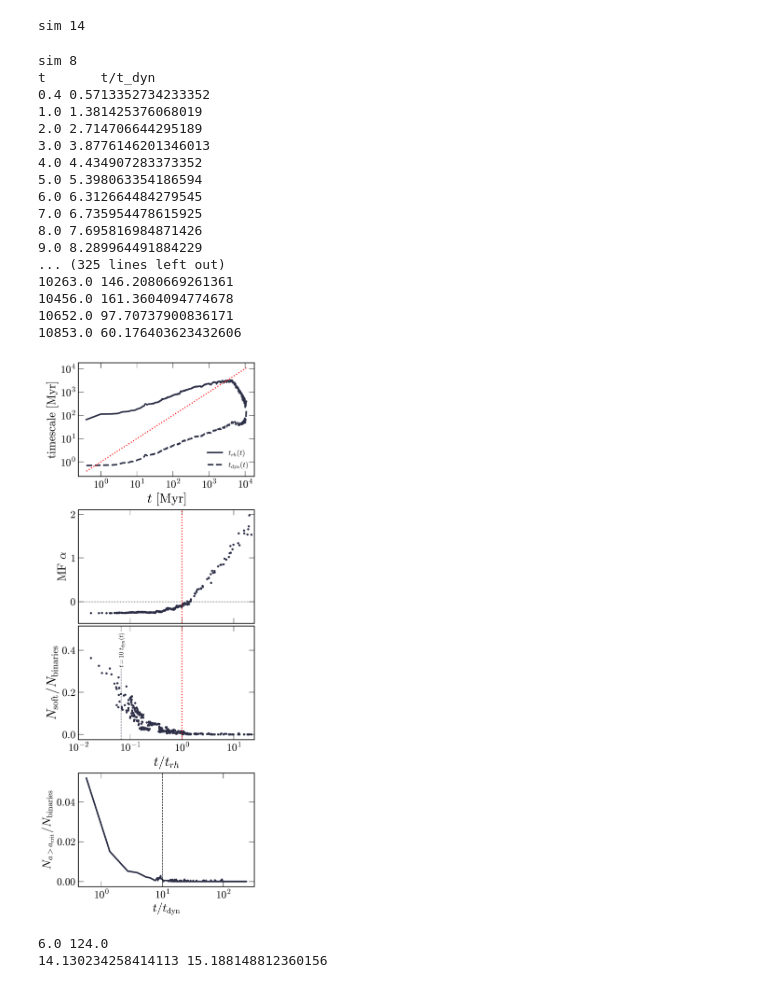
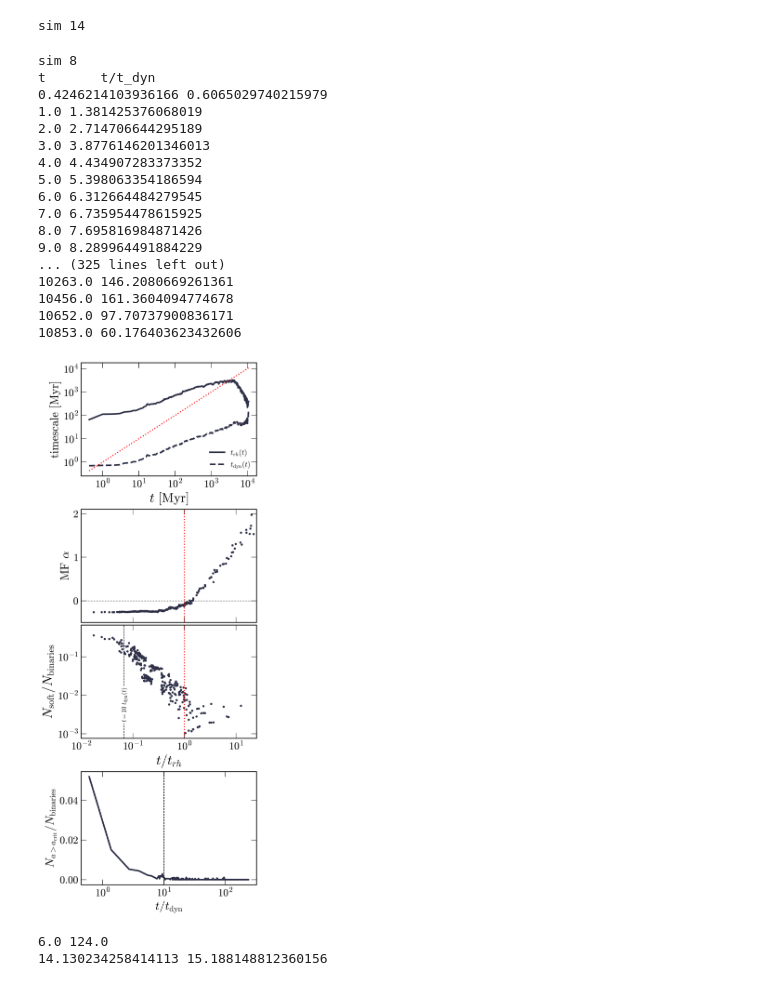
Before and after one commit to anya-m-phillips/p26, a Jupyter notebook: analysis/6_in_cluster_fbins.ipynb, the cells around one changed output. Saved outputs shown, nothing was run; the diff lists cells and outputs as text; code cells hidden in the pictures.

```diff
--- a/analysis/6_in_cluster_fbins.ipynb
+++ b/analysis/6_in_cluster_fbins.ipynb
@@ -2,9 +2,9 @@
 import sys
 
 
-script_path = "/Users/anyaphillips/Desktop/harvard/research/papers/p26/scripts" # my machine
-sys.path.append("/Users/anyaphillips/Downloads/software/petar_install/include") # for my machine
-# script_path = "/n/home02/amphillips/p26/scripts/"
+# script_path = "/Users/anyaphillips/Desktop/harvard/research/papers/p26/scripts" # my machine
+# sys.path.append("/Users/anyaphillips/Downloads/software/petar_install/include") # for my machine
+script_path = "/n/home02/amphillips/p26/scripts/"
 sys.path.append(script_path)
 
 import petar
@@ -118,8 +129,8 @@ soft_fracs_list = []
 
 for n in n_vals:
 
-    # path = paths[n]
-    path = '/Users/anyaphillips/Desktop/harvard/research/data/grid_summary/transfer_dir%i/'%n # for my machine.
+    path = paths[n]
+    # path = '/Users/anyaphillips/Desktop/harvard/research/data/grid_summary/transfer_dir%i/'%n # for my machine.
 
     # get relaxation timescale at 500 Myr:
     i_list_temp = 100*np.ones(1).astype(int)
@@ -400,13 +411,19 @@ for k, n in enumerate(n_vals[:1]):
 
     ax.axvline(1, c='r', linestyle=":", lw=2)
     ax.set_xscale('log')
-    # ax.set_yscale('log')
     ax.set_ylabel(r"$N_{\rm soft}/N_{\rm binaries}$", fontsize=25)
 
     # ax.legend(fontsize=12, loc='upper right')
+
+    ax.set_yscale('log')
     ax.text(7e-2,
-            0.4, #2e-3,
-             r"$t=10~t_{\rm dyn}(t)$", rotation='vertical', ha='center', va='center', fontsize=12,
+            # 0.4,
+              2e-3,
+             r"$t=10~t_{\rm dyn}(t)$", rotation='vertical',
+             ha='center',
+            #  va='center',
+             va='bottom',
+             fontsize=12,
                     bbox=dict(facecolor='white', alpha=1., edgecolor='none', boxstyle='round,pad=0.2'))
 
     #--------------------------------------------#
@@ -424,37 +441,37 @@ for k, n in enumerate(n_vals[:1]):
 
     ax.set_xscale('log')
     ax.set_xlabel(r"$t/t_{\rm dyn}$")
     ax.set_ylabel(r"$N_{a>a_{\rm crit}}/N_{\rm binaries}$")
     # ax.set_yscale('log')
     ax.minorticks_off()
 
 for ax in [axs[2], axs[3]]:
     ax.set_xlim(1e-2, 2.5e1)
     ax.minorticks_off()
 
 axs[0].minorticks_off()
 axs[-1].axvline (10, lw=1, c='k', linestyle='--')
-# plt.savefig("plots/depleting_longperiods_with_mass_seg_LOG.pdf", dpi=300, bbox_inches="tight")
-plt.savefig("plots/depleting_soft_and_tidally_disruptable.pdf", dpi=300, bbox_inches='tight')
+# plt.savefig("plots/depleting_soft_and_tidally_disruptable.pdf", dpi=300, bbox_inches='tight')
+plt.savefig("plots/depleting_soft_and_tidally_disruptable_LOG.pdf", dpi=300, bbox_inches='tight')
 # %% [output]
 sim 8
 t       t/t_dyn
-0.4 0.5713352734233352
+0.4246214103936166 0.6065029740215979
 1.0 1.381425376068019
 2.0 2.714706644295189
 3.0 3.8776146201346013
 4.0 4.434907283373352
 5.0 5.398063354186594
 6.0 6.312664484279545
 7.0 6.735954478615925
 8.0 7.695816984871426
 9.0 8.289964491884229
 ... (325 lines left out)
 10263.0 146.2080669261361
 10456.0 161.3604094774678
 10652.0 97.70737900836171
 10853.0 60.176403623432606
-[figure, old version]
+[figure, new version]
 # %%
 #----------------------------------------------------#
 #   finding turnover points in terms of tdyn?        #
```
Also changed, not shown: parts of 2 cells of this notebook, 5 other files.
